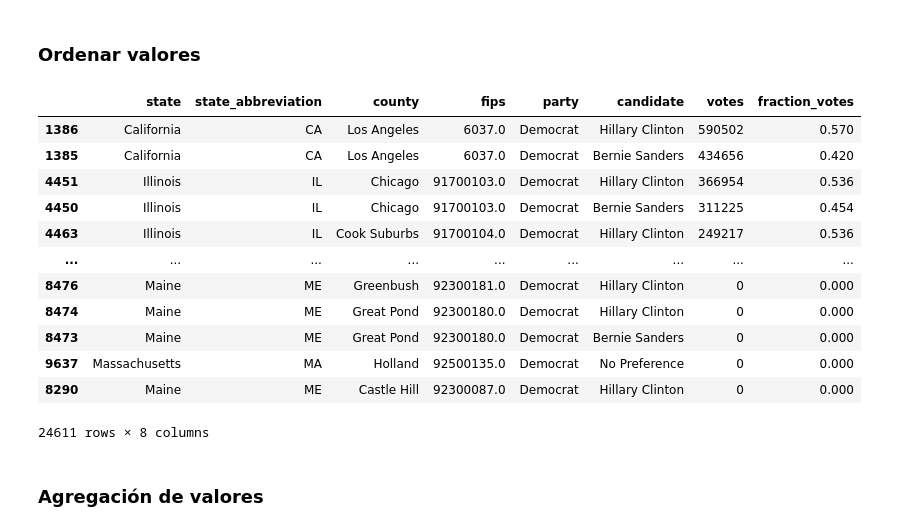
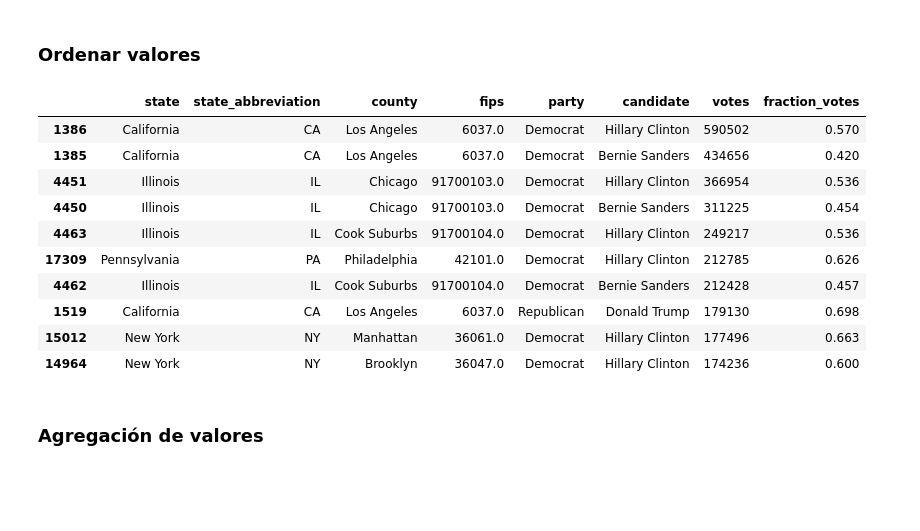
Before and after one commit to ahar0n/python-notebooks, a Jupyter notebook: 06 Pandas elemental/0601 Pandas contenedores y operaciones basicas.ipynb, the cells around one changed output. Drawn from its saved outputs; the diff is of its cells as text; code cells hidden in the pictures; blank space fills up the shorter version.

```diff
--- a/06 Pandas elemental/0601 Pandas contenedores y operaciones basicas.ipynb
+++ b/06 Pandas elemental/0601 Pandas contenedores y operaciones basicas.ipynb
@@ -325,21 +330,19 @@ df[(df['county'] == 'Manhattan') & (df['party'] == 'Democrat')]
 ### Ordenar valores
 # %%
 # Ordenar DataFrame
-df.sort_values(by='votes', ascending=False)
+df.sort_values(by='votes', ascending=False).head(10)
 # %% [output]
 |  | state | state_abbreviation | county | fips | party | candidate | votes | fraction_votes |
 | 1386 | California | CA | Los Angeles | 6037.0 | Democrat | Hillary Clinton | 590502 | 0.570 |
 | 1385 | California | CA | Los Angeles | 6037.0 | Democrat | Bernie Sanders | 434656 | 0.420 |
 | 4451 | Illinois | IL | Chicago | 91700103.0 | Democrat | Hillary Clinton | 366954 | 0.536 |
 | 4450 | Illinois | IL | Chicago | 91700103.0 | Democrat | Bernie Sanders | 311225 | 0.454 |
 | 4463 | Illinois | IL | Cook Suburbs | 91700104.0 | Democrat | Hillary Clinton | 249217 | 0.536 |
-| ... | ... | ... | ... | ... | ... | ... | ... | ... |
-| 8476 | Maine | ME | Greenbush | 92300181.0 | Democrat | Hillary Clinton | 0 | 0.000 |
-| 8474 | Maine | ME | Great Pond | 92300180.0 | Democrat | Hillary Clinton | 0 | 0.000 |
-| 8473 | Maine | ME | Great Pond | 92300180.0 | Democrat | Bernie Sanders | 0 | 0.000 |
-| 9637 | Massachusetts | MA | Holland | 92500135.0 | Democrat | No Preference | 0 | 0.000 |
-| 8290 | Maine | ME | Castle Hill | 92300087.0 | Democrat | Hillary Clinton | 0 | 0.000 |
+| 17309 | Pennsylvania | PA | Philadelphia | 42101.0 | Democrat | Hillary Clinton | 212785 | 0.626 |
+| 4462 | Illinois | IL | Cook Suburbs | 91700104.0 | Democrat | Bernie Sanders | 212428 | 0.457 |
+| 1519 | California | CA | Los Angeles | 6037.0 | Republican | Donald Trump | 179130 | 0.698 |
+| 15012 | New York | NY | Manhattan | 36061.0 | Democrat | Hillary Clinton | 177496 | 0.663 |
+| 14964 | New York | NY | Brooklyn | 36047.0 | Democrat | Hillary Clinton | 174236 | 0.600 |
-24611 rows × 8 columns
 # %% [markdown]
 ### Agregación de valores
 # %%
```
Also changed, not shown: parts of 18 cells of this notebook, 3 other files.
